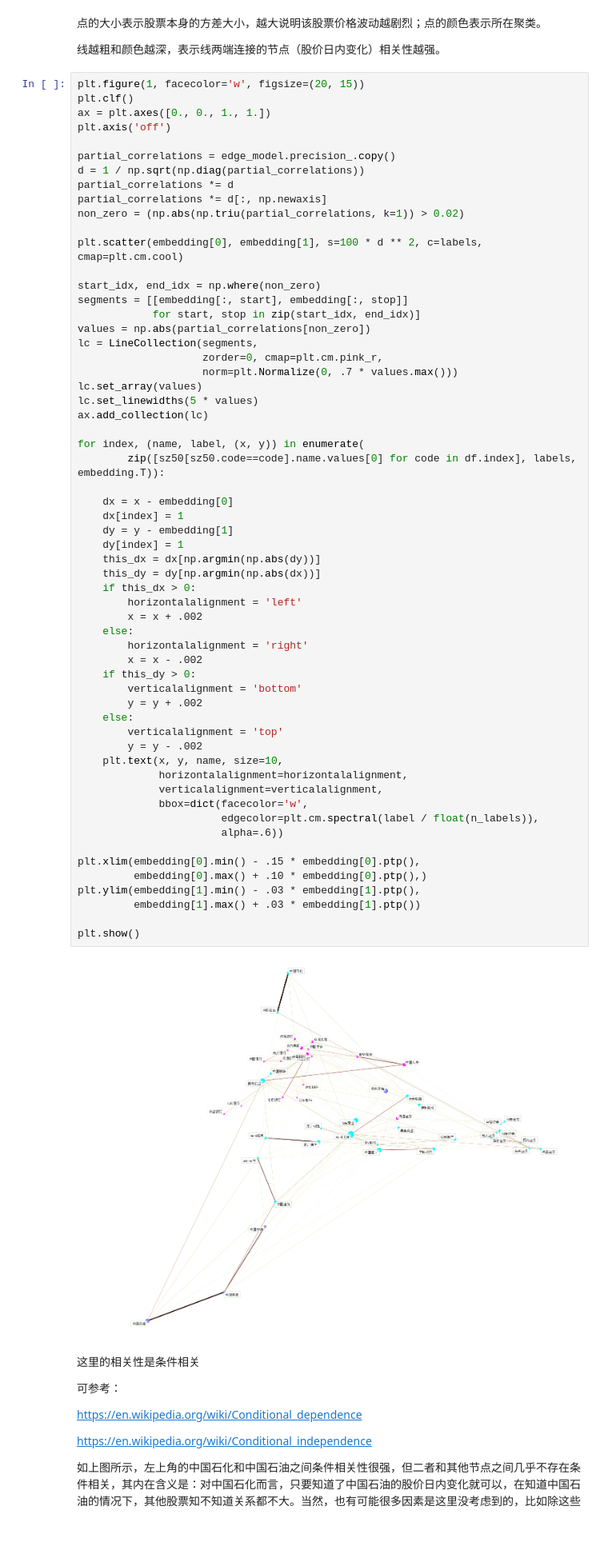
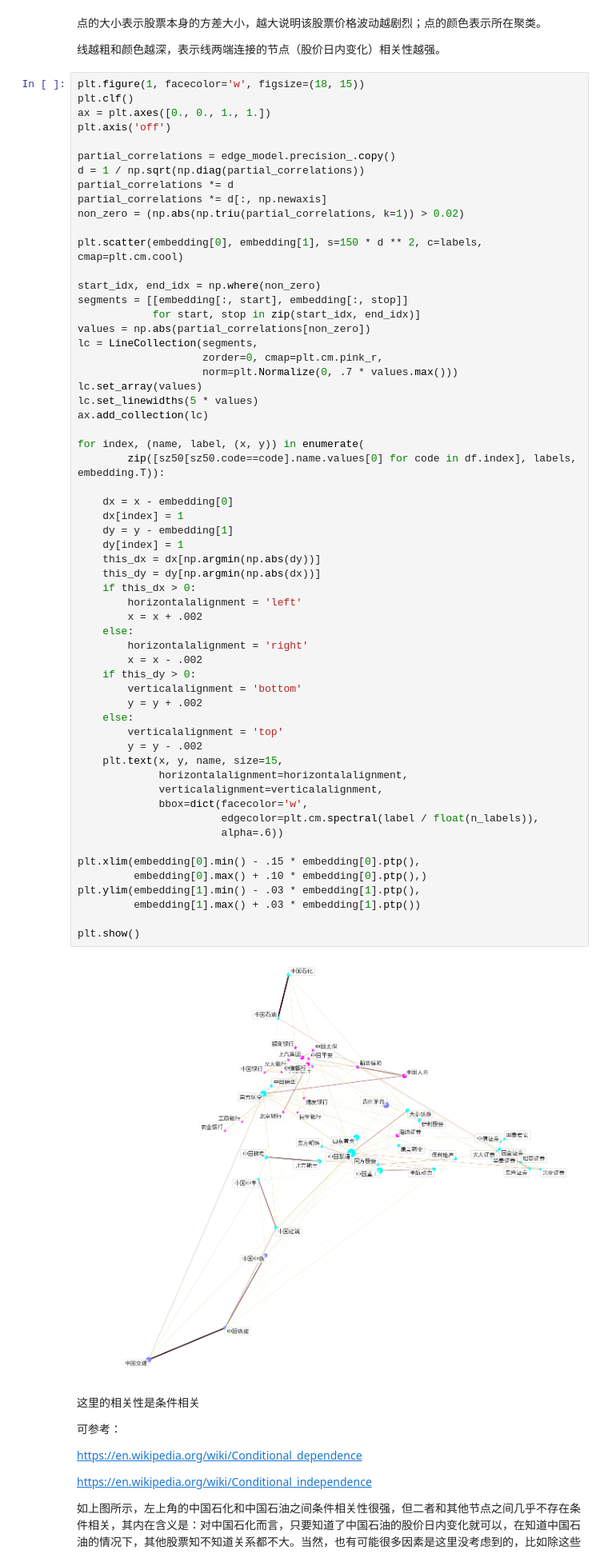
Before and after one commit to loveisp/stock_pynb, a Jupyter notebook: 上证50成份股的图模型分析.ipynb, the cells around one changed output. Shown at 80% size. Cells and saved outputs as stored; diff of their text form; blank space fills up the shorter version.

```diff
--- a/上证50成份股的图模型分析.ipynb
+++ b/上证50成份股的图模型分析.ipynb
@@ -117,7 +117,7 @@ embedding = node_position_model.fit_transform(df).T
 
 线越粗和颜色越深，表示线两端连接的节点（股价日内变化）相关性越强。
 # %%
-plt.figure(1, facecolor='w', figsize=(20, 15))
+plt.figure(1, facecolor='w', figsize=(18, 15))
 plt.clf()
 ax = plt.axes([0., 0., 1., 1.])
 plt.axis('off')
@@ -128,7 +128,7 @@ partial_correlations *= d
 partial_correlations *= d[:, np.newaxis]
 non_zero = (np.abs(np.triu(partial_correlations, k=1)) > 0.02)
 
-plt.scatter(embedding[0], embedding[1], s=100 * d ** 2, c=labels, cmap=plt.cm.cool)
+plt.scatter(embedding[0], embedding[1], s=150 * d ** 2, c=labels, cmap=plt.cm.cool)
 
 start_idx, end_idx = np.where(non_zero)
 segments = [[embedding[:, start], embedding[:, stop]]
@@ -148,35 +148,35 @@ for index, (name, label, (x, y)) in enumerate(
     dx[index] = 1
     dy = y - embedding[1]
     dy[index] = 1
     this_dx = dx[np.argmin(np.abs(dy))]
     this_dy = dy[np.argmin(np.abs(dx))]
     if this_dx > 0:
         horizontalalignment = 'left'
         x = x + .002
     else:
         horizontalalignment = 'right'
         x = x - .002
     if this_dy > 0:
         verticalalignment = 'bottom'
         y = y + .002
     else:
         verticalalignment = 'top'
         y = y - .002
-    plt.text(x, y, name, size=10,
+    plt.text(x, y, name, size=15,
              horizontalalignment=horizontalalignment,
              verticalalignment=verticalalignment,
              bbox=dict(facecolor='w',
                        edgecolor=plt.cm.spectral(label / float(n_labels)),
                        alpha=.6))
 
 plt.xlim(embedding[0].min() - .15 * embedding[0].ptp(),
          embedding[0].max() + .10 * embedding[0].ptp(),)
 plt.ylim(embedding[1].min() - .03 * embedding[1].ptp(),
          embedding[1].max() + .03 * embedding[1].ptp())
 
 plt.show()
 # %% [output]
-[figure, old version]
+[figure, new version]
 # %% [markdown]
 这里的相关性是条件相关
 
```
